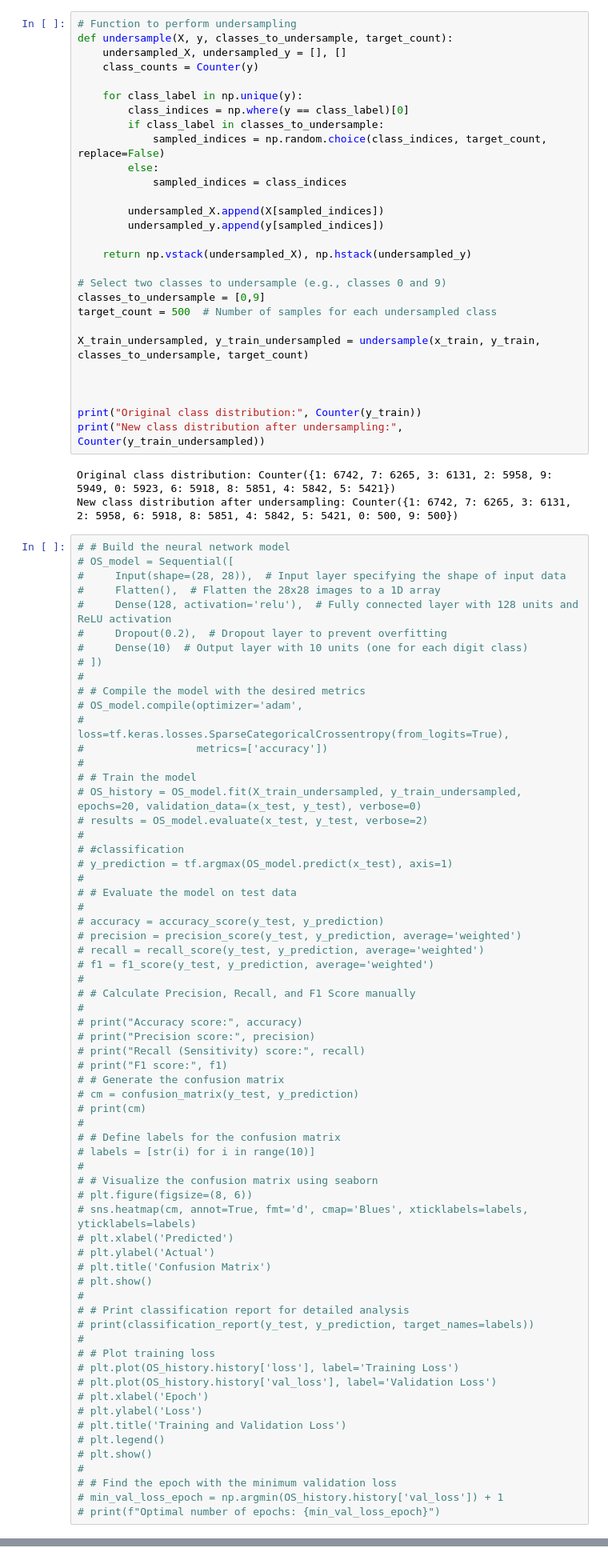
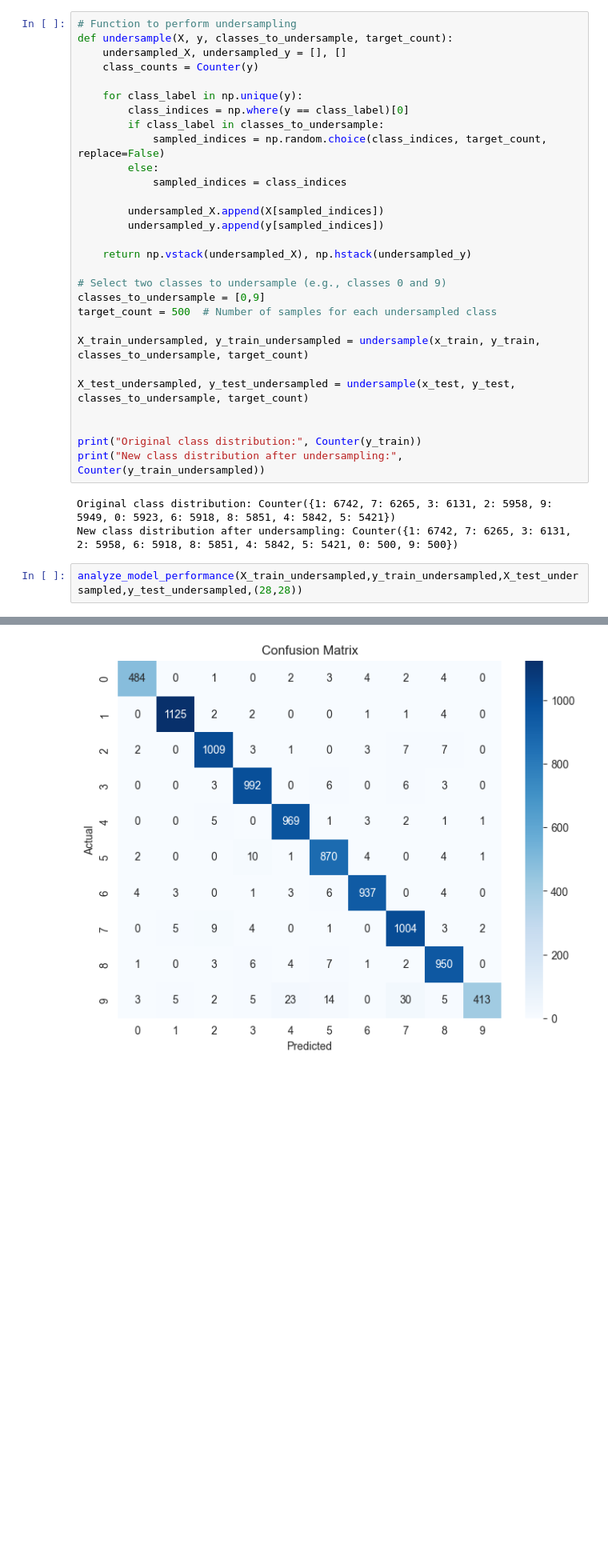
Before and after one commit to BarackSamuni/Data_Science2-Homework1, a Jupyter notebook: Homework1_solution.ipynb, the cells around one changed output, grey strips where cells are left out. Shown at 80% size. Drawn from its saved outputs; the diff is of its cells as text; blank space fills up the shorter version.

```diff
--- a/Homework1_solution.ipynb
+++ b/Homework1_solution.ipynb
@@ -581,6 +591,7 @@ target_count = 500  # Number of samples for each undersampled class
 
 X_train_undersampled, y_train_undersampled = undersample(x_train, y_train, classes_to_undersample, target_count)
 
+X_test_undersampled, y_test_undersampled = undersample(x_test, y_test, classes_to_undersample, target_count)
 
 
 print("Original class distribution:", Counter(y_train))
@@ -589,67 +600,5 @@ print("New class distribution after undersampling:", Counter(y_train_undersample
 Original class distribution: Counter({1: 6742, 7: 6265, 3: 6131, 2: 5958, 9: 5949, 0: 5923, 6: 5918, 8: 5851, 4: 5842, 5: 5421})
 New class distribution after undersampling: Counter({1: 6742, 7: 6265, 3: 6131, 2: 5958, 6: 5918, 8: 5851, 4: 5842, 5: 5421, 0: 500, 9: 500})
 # %%
-# # Build the neural network model
-# OS_model = Sequential([
-#     Input(shape=(28, 28)),  # Input layer specifying the shape of input data
-#     Flatten(),  # Flatten the 28x28 images to a 1D array
-#     Dense(128, activation='relu'),  # Fully connected layer with 128 units and ReLU activation
-#     Dropout(0.2),  # Dropout layer to prevent overfitting
-#     Dense(10)  # Output layer with 10 units (one for each digit class)
-# ])
-#
-# # Compile the model with the desired metrics
-# OS_model.compile(optimizer='adam',
-#                  loss=tf.keras.losses.SparseCategoricalCrossentropy(from_logits=True),
-#                  metrics=['accuracy'])
-#
-# # Train the model
-# OS_history = OS_model.fit(X_train_undersampled, y_train_undersampled, epochs=20, validation_data=(x_test, y_test), verbose=0)
-# results = OS_model.evaluate(x_test, y_test, verbose=2)
-#
-# #classification
-# y_prediction = tf.argmax(OS_model.predict(x_test), axis=1)
-#
-# # Evaluate the model on test data
-#
-# accuracy = accuracy_score(y_test, y_prediction)
-# precision = precision_score(y_test, y_prediction, average='weighted')
-# recall = recall_score(y_test, y_prediction, average='weighted')
-# f1 = f1_score(y_test, y_prediction, average='weighted')
-#
-# # Calculate Precision, Recall, and F1 Score manually
-#
-# print("Accuracy score:", accuracy)
-# print("Precision score:", precision)
-# print("Recall (Sensitivity) score:", recall)
-# print("F1 score:", f1)
-# # Generate the confusion matrix
-# cm = confusion_matrix(y_test, y_prediction)
-# print(cm)
-#
-# # Define labels for the confusion matrix
-# labels = [str(i) for i in range(10)]
-#
-# # Visualize the confusion matrix using seaborn
-# plt.figure(figsize=(8, 6))
-# sns.heatmap(cm, annot=True, fmt='d', cmap='Blues', xticklabels=labels, yticklabels=labels)
-# plt.xlabel('Predicted')
-# plt.ylabel('Actual')
-# plt.title('Confusion Matrix')
-# plt.show()
-#
-# # Print classification report for detailed analysis
-# print(classification_report(y_test, y_prediction, target_names=labels))
-#
-# # Plot training loss
-# plt.plot(OS_history.history['loss'], label='Training Loss')
-# plt.plot(OS_history.history['val_loss'], label='Validation Loss')
-# plt.xlabel('Epoch')
-# plt.ylabel('Loss')
-# plt.title('Training and Validation Loss')
-# plt.legend()
-# plt.show()
-#
-# # Find the epoch with the minimum validation loss
-# min_val_loss_epoch = np.argmin(OS_history.history['val_loss']) + 1
-# print(f"Optimal number of epochs: {min_val_loss_epoch}")
+analyze_model_performance(X_train_undersampled,y_train_undersampled,X_test_undersampled,y_test_undersampled,(28,28))
+# %% [output]
@@ -655,0 +647 @@ New class distribution after undersampling: Counter({1: 6742, 7: 6265, 3: 6131,
+[figure, added]
```
Also changed, not shown: parts of 10 cells of this notebook.
